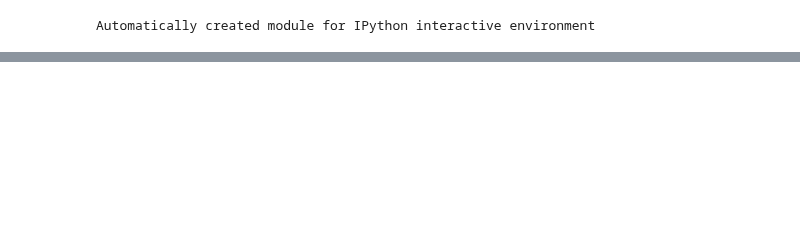
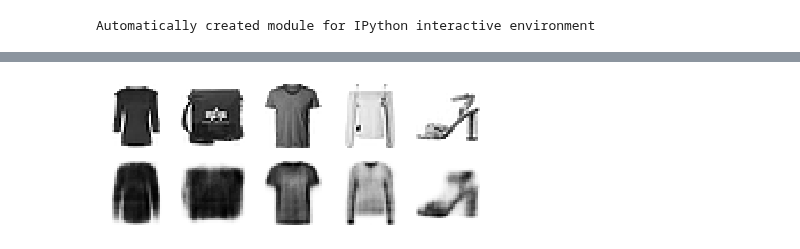
Before and after one commit to danielnewman09/Dissertation, a Jupyter notebook: Dissertation-Notebooks/Chapter-4/Principal_Components_Analysis.ipynb, the cells around one changed output, grey strips where cells are left out. Saved outputs shown, nothing was run; the diff lists cells and outputs as text; code cells hidden in the pictures; blank space fills up the shorter version.

```diff
--- a/Dissertation-Notebooks/Chapter-4/Principal_Components_Analysis.ipynb
+++ b/Dissertation-Notebooks/Chapter-4/Principal_Components_Analysis.ipynb
@@ -83,0 +96,6 @@ plt.savefig("figures/PCA_Compression.png")
+# %%
+(X_train_full, y_train_full), (X_test, y_test) = keras.datasets.fashion_mnist.load_data()
+X_train_full = X_train_full.astype(np.float32) / 255
+X_test = X_test.astype(np.float32) / 255
+X_train, X_valid = X_train_full[:-5000], X_train_full[-5000:]
+y_train, y_valid = y_train_full[:-5000], y_train_full[-5000:]
@@ -83,0 +186,18 @@ plt.savefig("figures/PCA_Compression.png")
+# %%
+
+def plot_image(image):
+    plt.imshow(image, cmap="binary")
+    plt.axis("off")
+def show_reconstructions(model, images=X_valid, n_images=5):
+    reconstructions = model.predict(images[:n_images])
+    fig = plt.figure(figsize=(n_images * 1.5, 3))
+    for image_index in range(n_images):
+        plt.subplot(2, n_images, 1 + image_index)
+        plot_image(images[image_index])
+        plt.subplot(2, n_images, 1 + n_images + image_index)
+        plot_image(reconstructions[image_index])
+
+show_reconstructions(variational_ae)
+plt.show()
+# %% [output]
+[figure, added]
```
Also changed, not shown: parts of 7 cells of this notebook, 8 other files.
